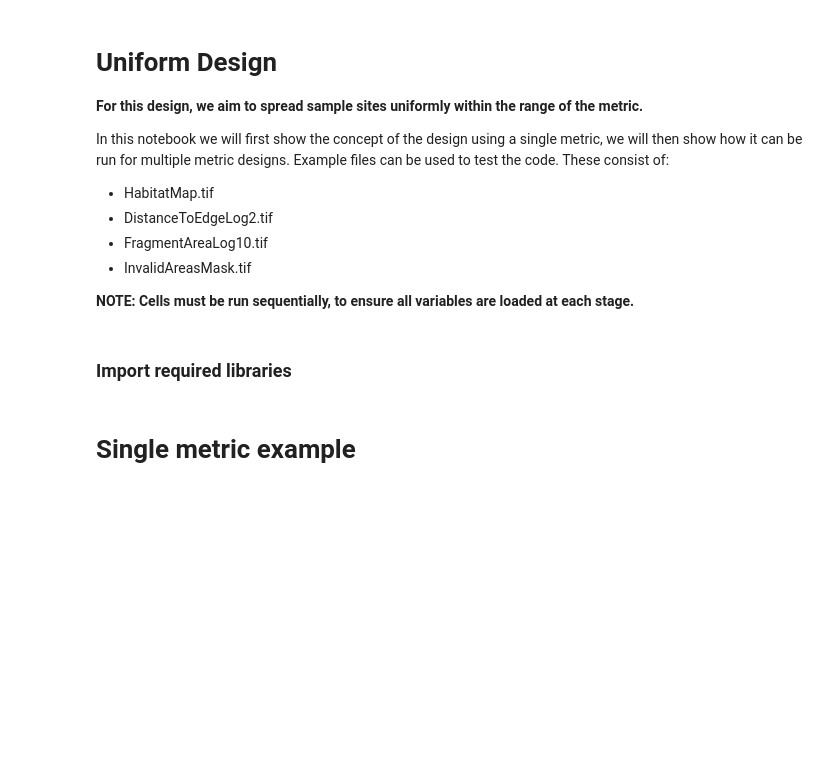
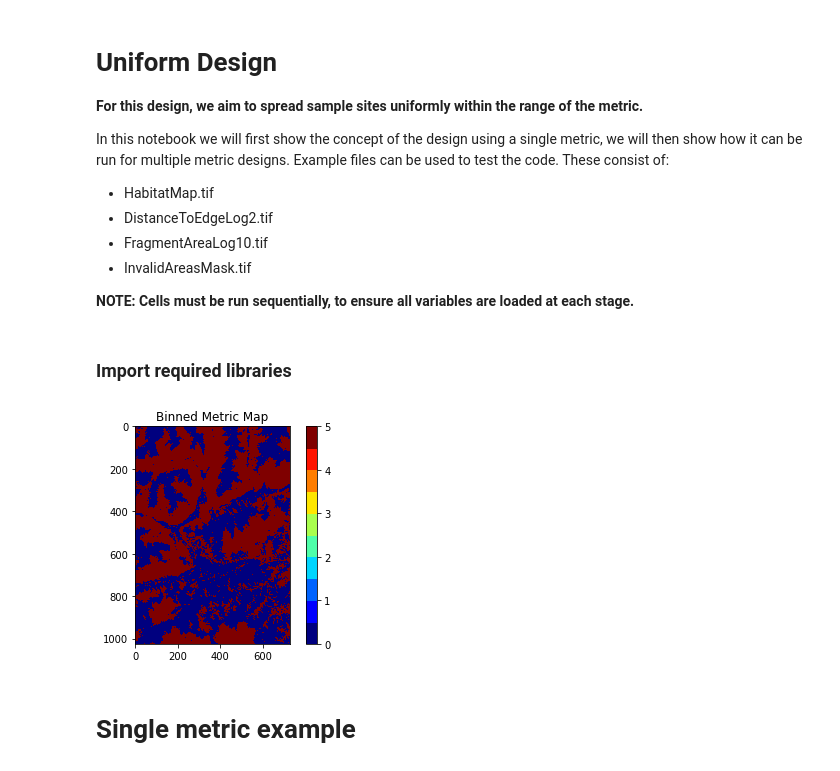
Before and after one commit to EllieBowler/optimising-sample-designs, a Jupyter notebook: demo-uniform-design-Copy1.ipynb, the cells around one changed output. Cells and saved outputs as stored; diff of their text form; code cells hidden in the pictures; blank space fills up the shorter version.

```diff
--- a/demo-uniform-design-Copy1.ipynb
+++ b/demo-uniform-design-Copy1.ipynb
@@ -55,3 +135,9 @@ def get_file_info(file_path):
+# %%
+metric1 = map_metrics(hab_path, mask_path, bins1)
+# %%
+metric1.plot_discrete_metric()
+# %% [output]
+[figure, added]
 # %% [markdown]
 # Single metric example
 # %% [markdown]
```
Also changed, not shown: parts of 29 cells of this notebook, 4 other files.
